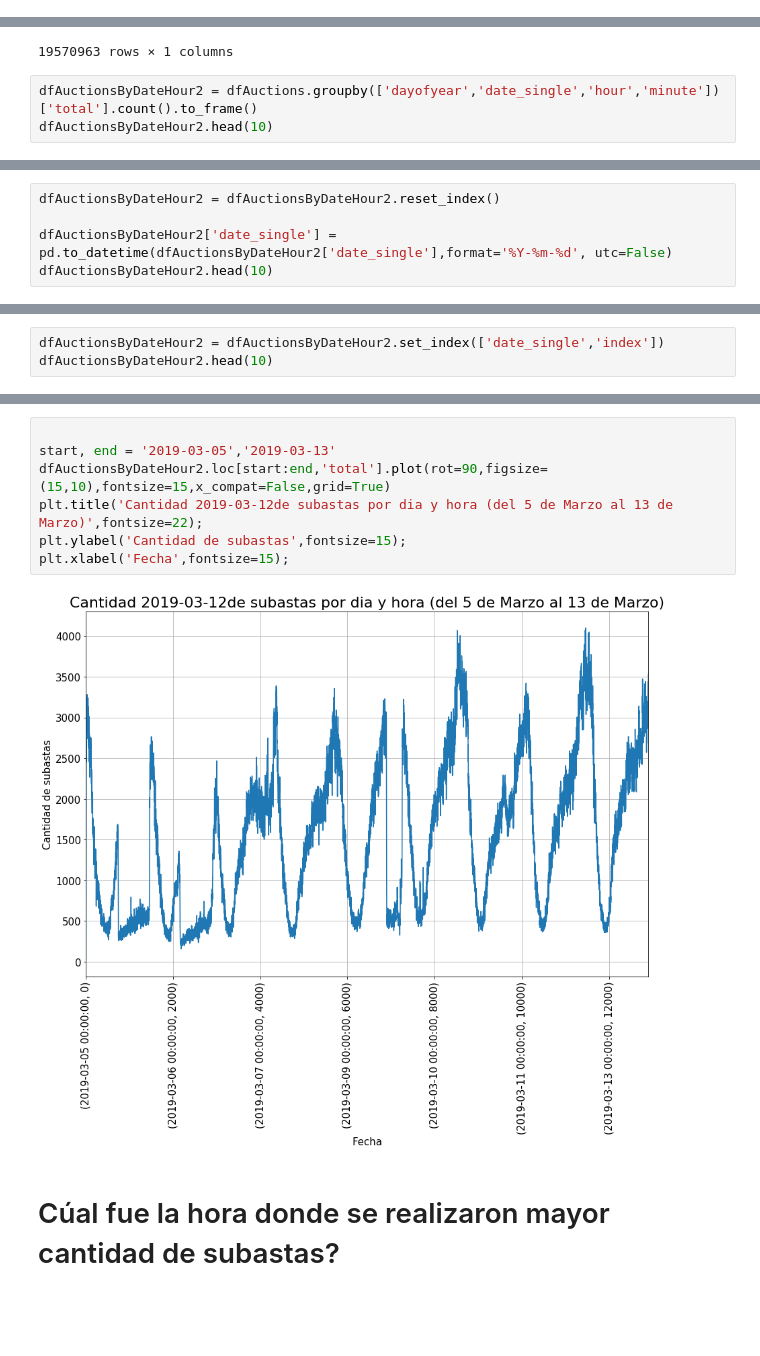
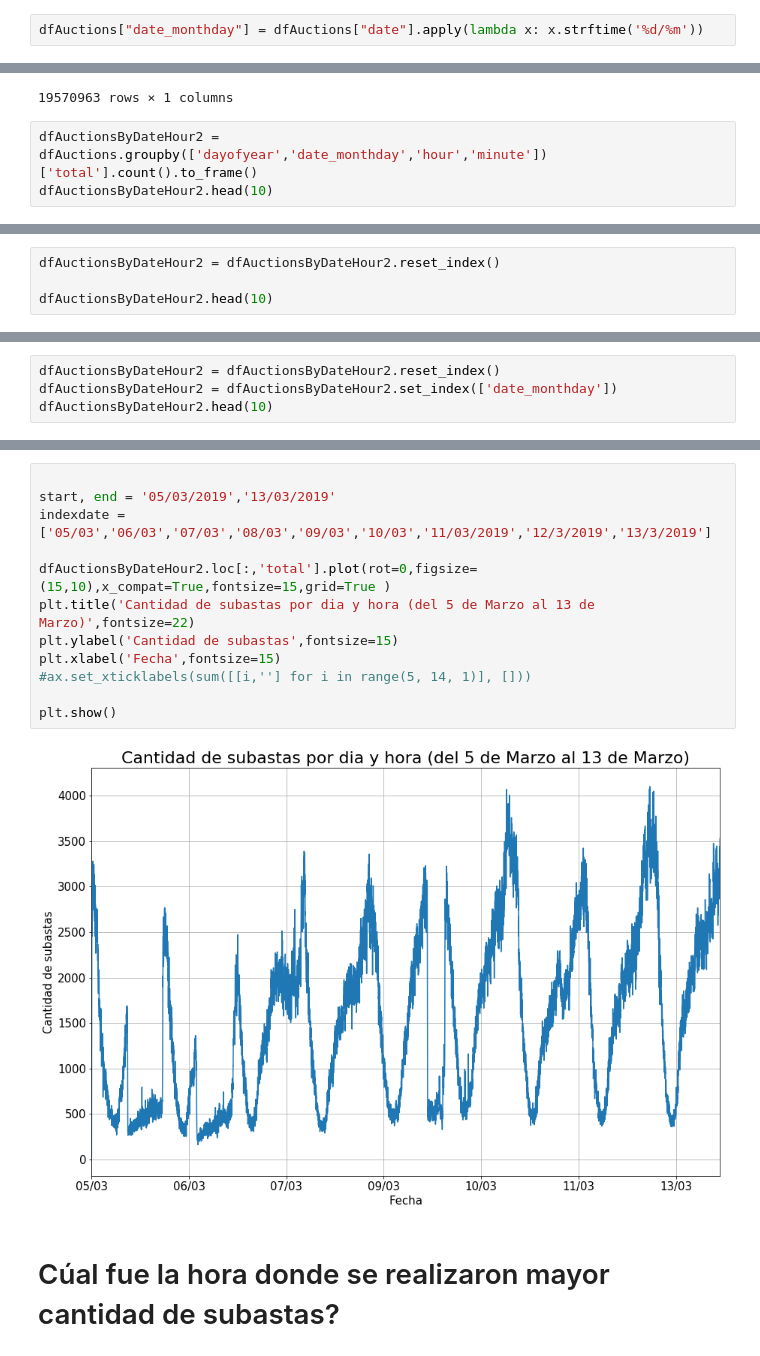
Before and after one commit to faristegui/tpdatos2019, a Jupyter notebook: notebooks/Auctions_Analisis_cesar.ipynb, the cells around one changed output, grey strips where cells are left out. Cells and saved outputs as stored; diff of their text form; blank space fills up the shorter version.

```diff
--- a/notebooks/Auctions_Analisis_cesar.ipynb
+++ b/notebooks/Auctions_Analisis_cesar.ipynb
@@ -173,6 +169,8 @@ dfAuctions["date_single"] =dfAuctions["date"].dt.date
 dfAuctions["weekday"] = dfAuctions["date"].dt.weekday
 dfAuctions["weekday_name"] = dfAuctions["date"].dt.weekday_name
 dfAuctions['dayofyear'] = pd.to_datetime(dfAuctions["date_single"]).dt.dayofyear
+# %%
+dfAuctions["date_monthday"] = dfAuctions["date"].apply(lambda x: x.strftime('%d/%m'))
 # %%
 dfAuctions
 # %% [output]
@@ -320,7 +319,7 @@ dfAuctionsByDateHour
 |  | 2019-03-13 23:59:59.997032+00:00 | 1 |
 19570963 rows × 1 columns
 # %%
-dfAuctionsByDateHour2 = dfAuctions.groupby(['dayofyear','date_single','hour','minute'])['total'].count().to_frame()
+dfAuctionsByDateHour2 = dfAuctions.groupby(['dayofyear','date_monthday','hour','minute'])['total'].count().to_frame()
 dfAuctionsByDateHour2.head(10)
 # %% [output]
 |  |  |  |  | total |
@@ -338,6 +337,5 @@ dfAuctionsByDateHour2.head(10)
 # %%
 dfAuctionsByDateHour2 = dfAuctionsByDateHour2.reset_index()
 
-dfAuctionsByDateHour2['date_single'] = pd.to_datetime(dfAuctionsByDateHour2['date_single'],format='%Y-%m-%d', utc=False)
 dfAuctionsByDateHour2.head(10)
 # %% [output]
@@ -368,4 +366,5 @@ dfAuctionsByDateHour2.head(5)
 # %%
-dfAuctionsByDateHour2 = dfAuctionsByDateHour2.set_index(['date_single','index'])
+dfAuctionsByDateHour2 = dfAuctionsByDateHour2.reset_index()
+dfAuctionsByDateHour2 = dfAuctionsByDateHour2.set_index(['date_monthday'])
 dfAuctionsByDateHour2.head(10)
 # %% [output]
@@ -384,12 +403,17 @@ dfAuctionsByDateHour2.head(10)
 # %%
 
-start, end = '2019-03-05','2019-03-13'
-dfAuctionsByDateHour2.loc[start:end,'total'].plot(rot=90,figsize=(15,10),fontsize=15,x_compat=False,grid=True)
-plt.title('Cantidad 2019-03-12de subastas por dia y hora (del 5 de Marzo al 13 de Marzo)',fontsize=22);
-plt.ylabel('Cantidad de subastas',fontsize=15);
-plt.xlabel('Fecha',fontsize=15);
+start, end = '05/03/2019','13/03/2019'
+indexdate = ['05/03','06/03','07/03','08/03','09/03','10/03','11/03/2019','12/3/2019','13/3/2019']
+
+dfAuctionsByDateHour2.loc[:,'total'].plot(rot=0,figsize=(15,10),x_compat=True,fontsize=15,grid=True )
+plt.title('Cantidad de subastas por dia y hora (del 5 de Marzo al 13 de Marzo)',fontsize=22)
+plt.ylabel('Cantidad de subastas',fontsize=15)
+plt.xlabel('Fecha',fontsize=15)
+#ax.set_xticklabels(sum([[i,''] for i in range(5, 14, 1)], []))
+
+plt.show()
 # %% [output]
-[figure, old version]
+[figure, new version]
 # %% [markdown]
 # Cúal fue la hora donde se realizaron mayor cantidad de subastas?
 # %%
```
Also changed, not shown: parts of 27 cells of this notebook.
